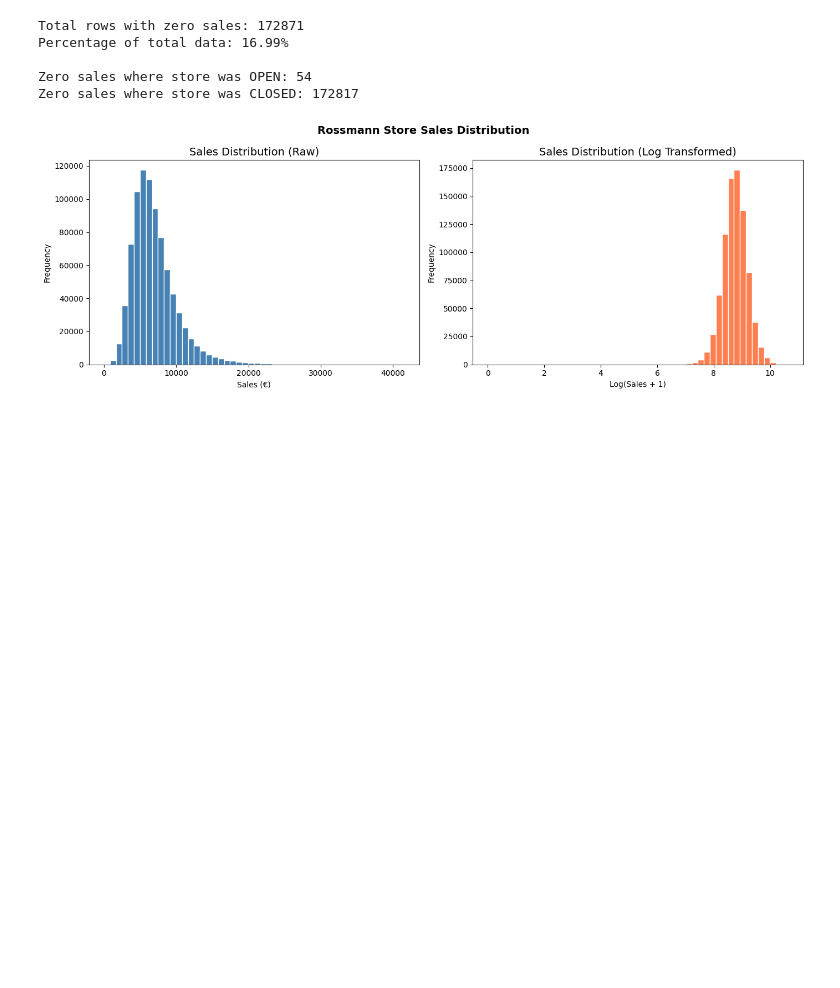
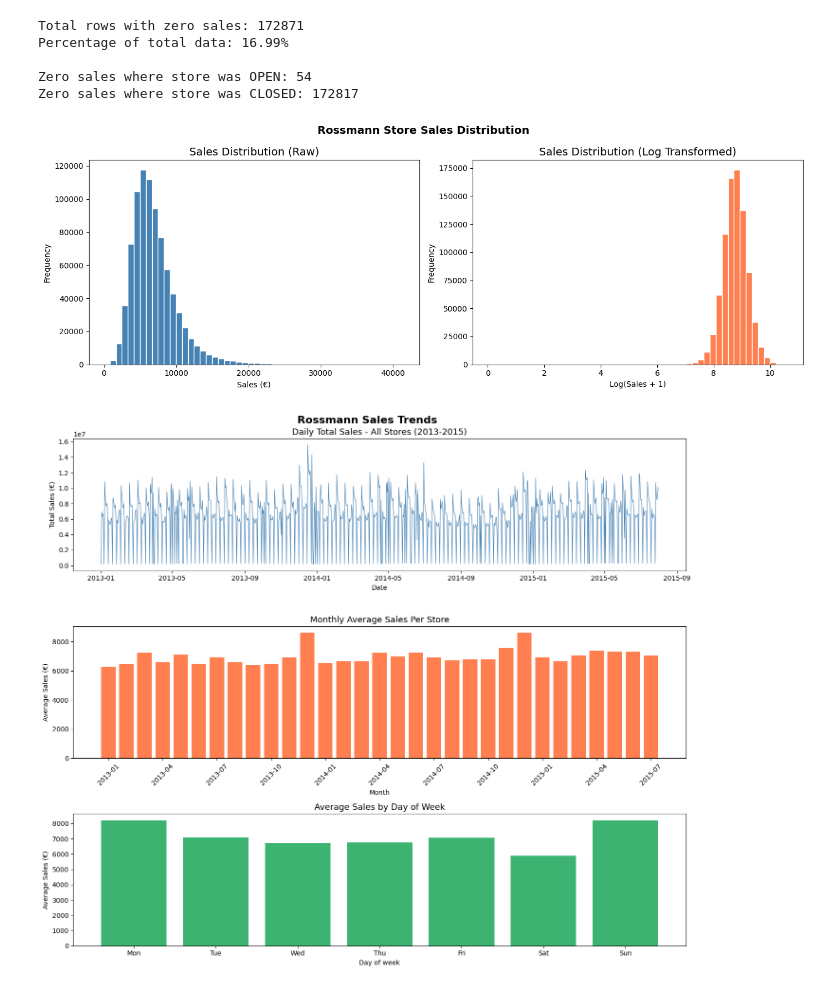
Before and after one commit to Vaishnav-Nair/retail-demand-forecasting, a Jupyter notebook: notebooks/01_data_exploration.ipynb, the cells around one changed output. Cells and saved outputs as stored; diff of their text form; code cells hidden in the pictures; blank space fills up the shorter version.

Commit message:
Week 1
 EDA complete - sales trends, promo impact, distribution analysis

```diff
--- a/notebooks/01_data_exploration.ipynb
+++ b/notebooks/01_data_exploration.ipynb
@@ -130,3 +130,42 @@ plt.savefig('../reports/sales_distribution.png', dpi=150, bbox_inches='tight')
 plt.show()
 # %% [output]
 [figure]
+# %%
+# Sales trend over time
+
+open_df = train_df[train_df['Open'] == 1].copy()
+
+daily_sales = open_df.groupby('Date')["Sales"].sum().reset_index()
+
+# Plot
+fig, axes =plt.subplots(3, 1, figsize=(14, 12))
+
+# Chart 1: Overall daily sales trend
+axes[0].plot(daily_sales['Date'], daily_sales['Sales'], color='steelblue', linewidth=0.8)
+axes[0].set_title('Daily Total Sales - All Stores (2013-2015)', fontsize=13)
+axes[0].set_xlabel('Date')
+axes[0].set_ylabel('Total Sales (€)')
+
+# Chart 2: Monthly average sales
+monthly_sales = open_df.groupby(open_df['Date'].dt.to_period('M'))['Sales'].mean()
+axes[1].bar(range(len(monthly_sales)), monthly_sales.values, color='coral')
+axes[1].set_title('Monthly Average Sales Per Store', fontsize=13)
+axes[1].set_xlabel('Month')
+axes[1].set_ylabel('Average Sales (€)')
+axes[1].set_xticks(range(0, len(monthly_sales), 3))
+axes[1].set_xticklabels([str(m) for m in monthly_sales.index[::3]], rotation=45)
+
+# Chart 3: Average sales by day of week
+dow_sales = open_df.groupby('DayOfWeek')['Sales'].mean()
+day_names = ['Mon', 'Tue', 'Wed', 'Thu', 'Fri', 'Sat', 'Sun']
+axes[2].bar(day_names, dow_sales.values, color='mediumseagreen')
+axes[2].set_title('Average Sales by Day of Week', fontsize=13)
+axes[2].set_xlabel('Day of week')
+axes[2].set_ylabel('Average Sales (€)')
+
+plt.suptitle('Rossmann Sales Trends', fontsize=16, fontweight='bold')
+plt.tight_layout()
+plt.savefig('../reports/sales_trends.png', dpi=150, bbox_inches='tight')
+plt.show()
+# %% [output]
+[figure, added]
```
Also changed, not shown: parts of 1 cell of this notebook, 3 other files.
